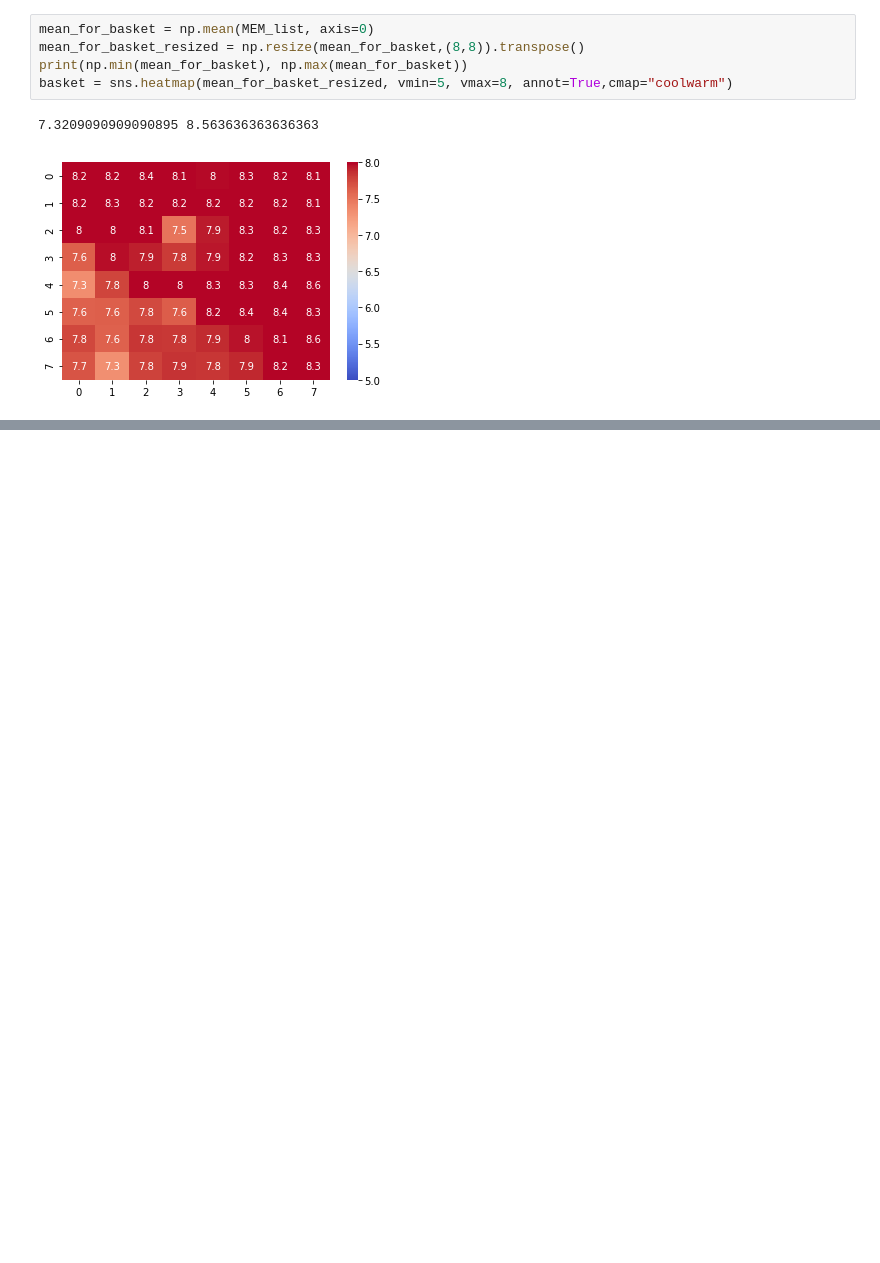
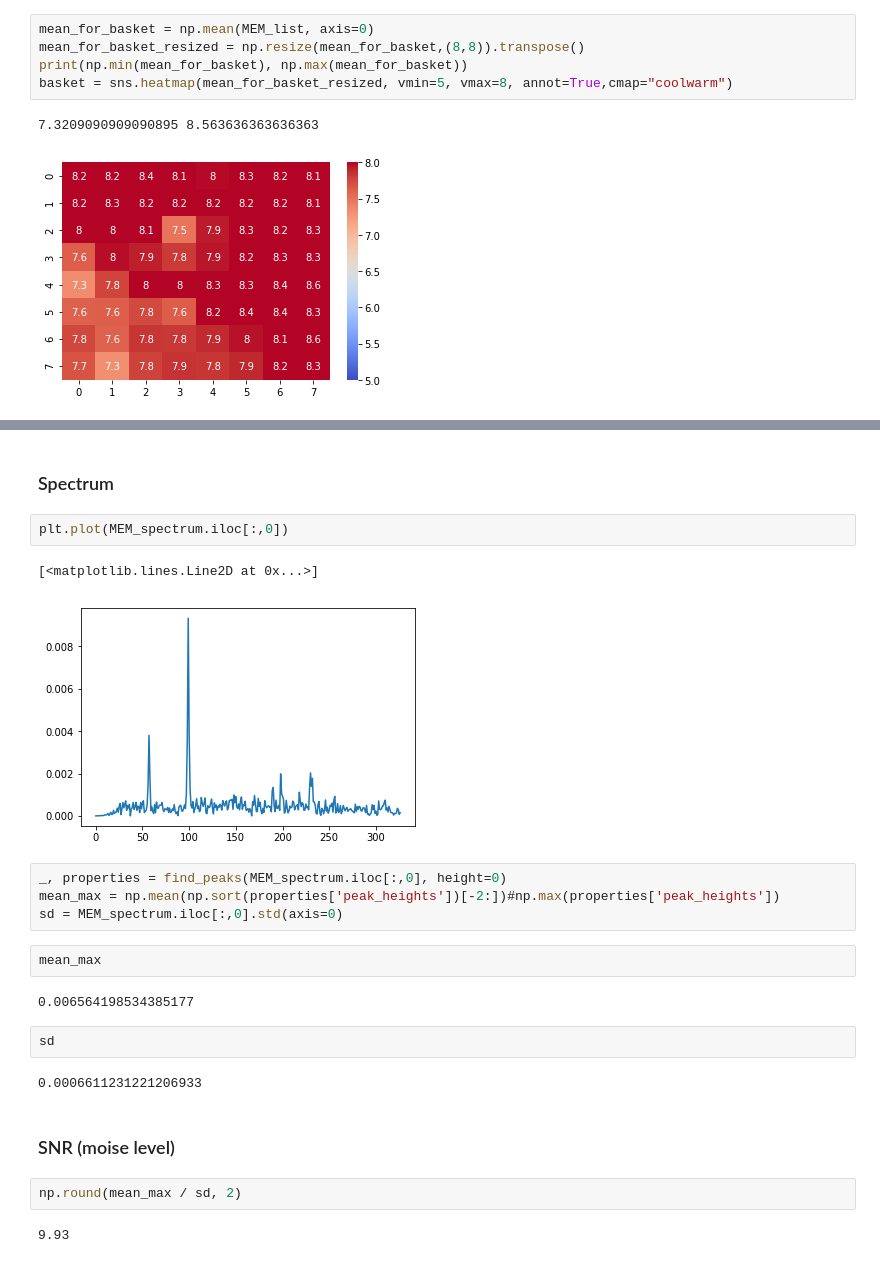
Before and after one commit to DersUzala/FFT, a Jupyter notebook: Noise level maps_forFolder_version_2019_04_05.ipynb, the cells around one changed output, grey strips where cells are left out. Saved outputs shown, nothing was run; the diff lists cells and outputs as text; blank space fills up the shorter version.

```diff
--- a/Noise level maps_forFolder_version_2019_04_05.ipynb
+++ b/Noise level maps_forFolder_version_2019_04_05.ipynb
@@ -256,0 +259,25 @@ basket = sns.heatmap(mean_for_basket_resized, vmin=5, vmax=8, annot=True,cmap="c
+# %% [markdown]
+### Spectrum
+# %%
+plt.plot(MEM_spectrum.iloc[:,0])
+# %% [output]
+[<matplotlib.lines.Line2D at 0x...>]
+[figure, added]
+# %%
+_, properties = find_peaks(MEM_spectrum.iloc[:,0], height=0)
+mean_max = np.mean(np.sort(properties['peak_heights'])[-2:])#np.max(properties['peak_heights'])
+sd = MEM_spectrum.iloc[:,0].std(axis=0)
+# %%
+mean_max
+# %% [output]
+0.006564198534385177
+# %%
+sd
+# %% [output]
+0.0006611231221206933
+# %% [markdown]
+### SNR (moise level)
+# %%
+np.round(mean_max / sd, 2)
+# %% [output]
+9.93
```
Also changed, not shown: parts of 7 cells of this notebook.
